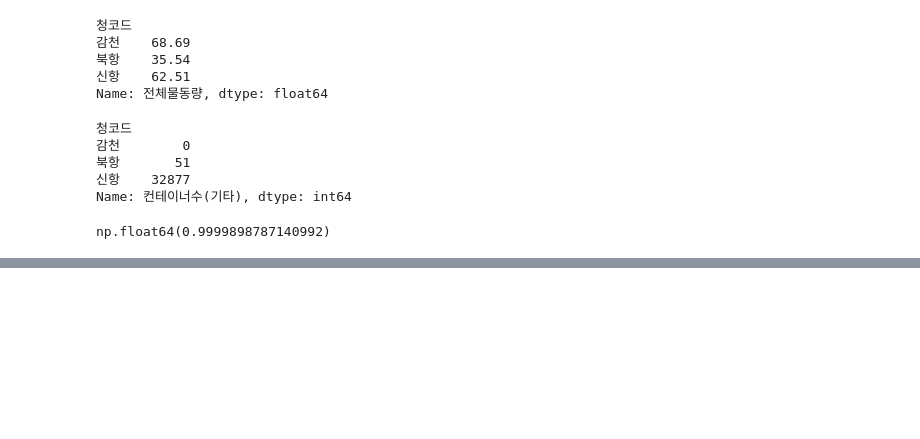
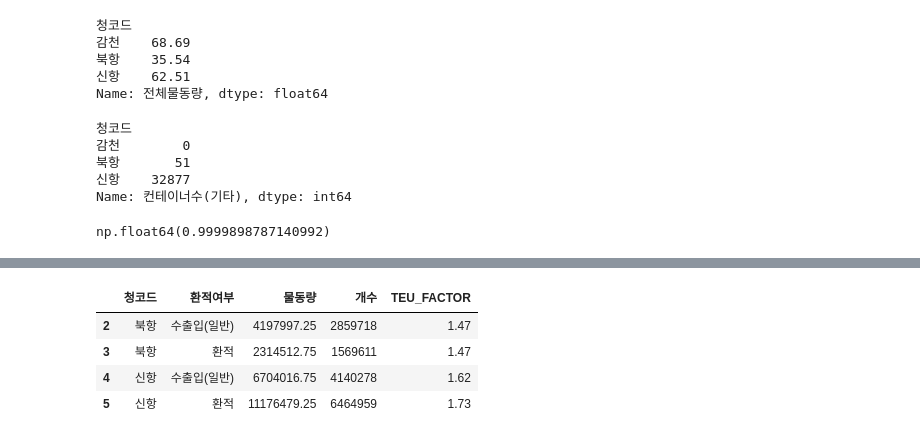
Before and after one commit to donghwa93/exp_eda_1, a Jupyter notebook: analysis/exp_1.ipynb, the cells around one changed output, grey strips where cells are left out. Saved outputs shown, nothing was run; the diff lists cells and outputs as text; code cells hidden in the pictures; blank space fills up the shorter version.

```diff
--- a/analysis/exp_1.ipynb
+++ b/analysis/exp_1.ipynb
@@ -208,0 +261,10 @@ grp
+# %%
+grp_plot = grp_plot[grp_plot['청코드'] != '감천']
+
+grp_plot
+# %% [output]
+|  | 청코드 | 환적여부 | 물동량 | 개수 | TEU_FACTOR |
+| 2 | 북항 | 수출입(일반) | 4197997.25 | 2859718 | 1.47 |
+| 3 | 북항 | 환적 | 2314512.75 | 1569611 | 1.47 |
+| 4 | 신항 | 수출입(일반) | 6704016.75 | 4140278 | 1.62 |
+| 5 | 신항 | 환적 | 11176479.25 | 6464959 | 1.73 |
```
Also changed, not shown: parts of 14 cells of this notebook, 3 other files.
